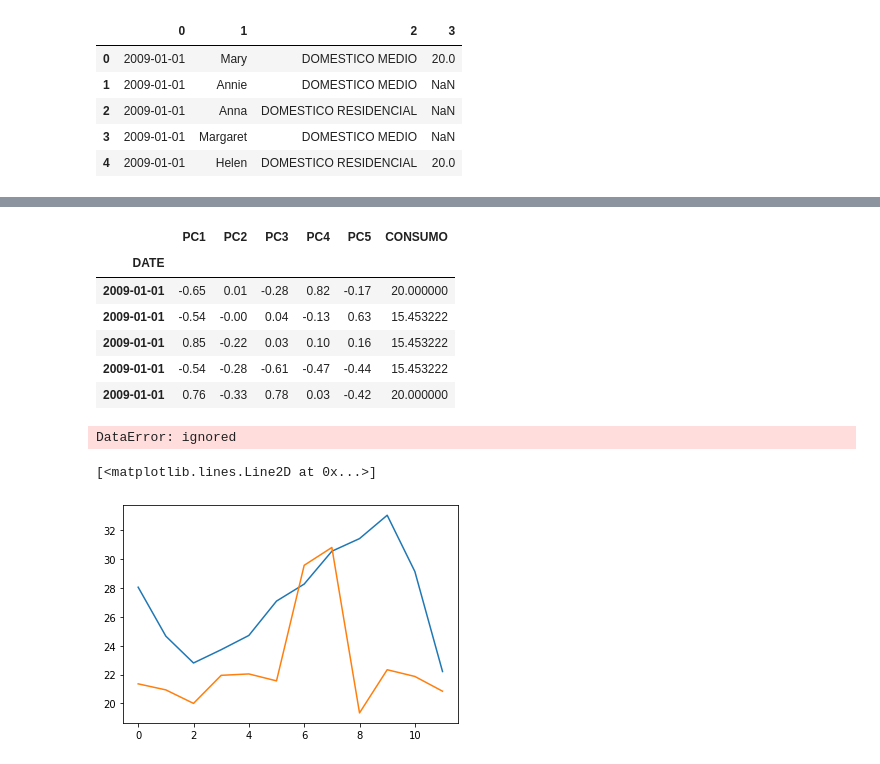
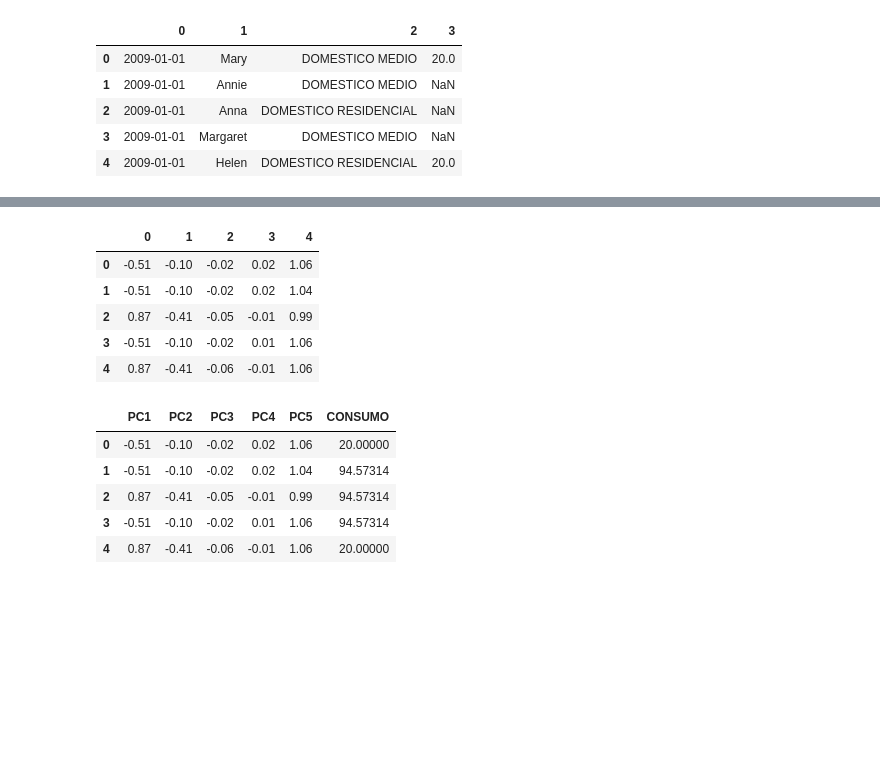
Before and after one commit to bchuchucaa/RNNConsumoDeAgua, a Jupyter notebook: RNNConsumoDeAgua.ipynb, the cells around one changed output, grey strips where cells are left out. Drawn from its saved outputs; the diff is of its cells as text; code cells hidden in the pictures; blank space fills up the shorter version.

```diff
--- a/RNNConsumoDeAgua.ipynb
+++ b/RNNConsumoDeAgua.ipynb
@@ -35,7 +37,7 @@ LIBRERIAS IMPORTADAS
 # %%
 #LOADING DATA
 df= read_csv('/content/AguaH.csv')
-df = df.iloc[0:50 , :]
+df = df.iloc[0:5000 , :]
 #AJUSTE DEL FORMATO DE LAS FECHAS
 lookup = {'ENE':'01','FEB':'02','MAR':'03','ABR':'04','MAY':'05','JUN':'06','JUL':'07','AGO':'08','SEP':'09','OCT':'10','NOV':'11','DIC':'12'}
 clist=[]
@@ -46,7 +48,24 @@ for col in df.columns[5:]:
 columns = ['LANDUSE_TYPE','USER','PIPE DIAM','VENDOR','JAN16']+clist
 df.columns=columns
 df = df.drop(columns=['LANDUSE_TYPE','PIPE DIAM','VENDOR','JAN16'])
+print("Dataframe shape ",df.shape)
+#ESTE CODIGO SIRVE UNICAMENTE PARA LA INTEGRACION DE LOS NOMBRES EN EL DATAFRAME
+col_list = ["Name"]
+names = pd.read_csv("/content/StateNames.csv", usecols=col_list)
+names = names.iloc[0:50 , :]
+#ELIMINAMOS LA COLUMNA DE LOS NOMBRE YA QUE SE BINARIZARON
+#df = df.iloc[: , 1:]
+print("Names shape ",names.shape)
+df.insert(loc=1, column='Names', value=names)
 
-#df=df.transpose()
-print("Dataframe shape ",df.shape)
+#AJUSTE DEL DATASET EN EL FORMATO SOLICITADO
+rows_list=[]
+dataComp = pd.DataFrame(columns=('DATE','NOMBRE','TIPO', 'CONSUMO'))
+for column in range(2,len(df.columns),1):
+  selection=df.iloc[:,column]
+  for row in range(len(selection)):
+    df2=[df.columns[column],df.iloc[row,1],df.iloc[row,0],selection.iloc[row]]
+    rows_list.append(df2)
+
+dataComp = pd.DataFrame(rows_list)
 # %% [output]
@@ -149,3 +124,6 @@ dataComp=dataComp.fillna(dataComp['CONSUMO'].mean())
 #CONVIRTIENDO EL INDICE DEL DATAFRAME EN TIPO DATETIME
 #dataComp.index = pd.to_datetime(dataComp.index)
 #type(dataComp.index)
+salida=dataComp["CONSUMO"]
+dataComp = dataComp.drop('CONSUMO',axis = 1)
+dataComp.head()
@@ -162,4 +137,0 @@ dataComp.head()
-# %%
-salida= dataComp.iloc[:,2]
-dataComp = dataComp.drop('CONSUMO',axis = 1)
-dataComp.head()
@@ -236,2 +187,0 @@ print(principalDf)
-# %%
-principalDf.index= salida.index
@@ -241,24 +188,21 @@ principalDf.insert(loc=5, column='CONSUMO', value=salida)
+# %%
+principalDf.head()
+# %% [output]
+|  | 0 | 1 | 2 | 3 | 4 |
+| 0 | -0.51 | -0.10 | -0.02 | 0.02 | 1.06 |
+| 1 | -0.51 | -0.10 | -0.02 | 0.02 | 1.04 |
+| 2 | 0.87 | -0.41 | -0.05 | -0.01 | 0.99 |
+| 3 | -0.51 | -0.10 | -0.02 | 0.01 | 1.06 |
+| 4 | 0.87 | -0.41 | -0.06 | -0.01 | 1.06 |
 # %%
+salida.index= principalDf.index
+principalDf.insert(loc=5, column='CONSUMO', value=salida)
 principalDf.rename(columns = {0:'PC1',1:'PC2',2:'PC3',3:'PC4',4:'PC5'}, inplace = True)
-
 principalDf.head()
 # %% [output]
 |  | PC1 | PC2 | PC3 | PC4 | PC5 | CONSUMO |
-| DATE |  |  |  |  |  |  |
-| 2009-01-01 | -0.65 | 0.01 | -0.28 | 0.82 | -0.17 | 20.000000 |
-| 2009-01-01 | -0.54 | -0.00 | 0.04 | -0.13 | 0.63 | 15.453222 |
-| 2009-01-01 | 0.85 | -0.22 | 0.03 | 0.10 | 0.16 | 15.453222 |
-| 2009-01-01 | -0.54 | -0.28 | -0.61 | -0.47 | -0.44 | 15.453222 |
-| 2009-01-01 | 0.76 | -0.33 | 0.78 | 0.03 | -0.42 | 20.000000 |
+| 0 | -0.51 | -0.10 | -0.02 | 0.02 | 1.06 | 20.00000 |
+| 1 | -0.51 | -0.10 | -0.02 | 0.02 | 1.04 | 94.57314 |
+| 2 | 0.87 | -0.41 | -0.05 | -0.01 | 0.99 | 94.57314 |
+| 3 | -0.51 | -0.10 | -0.02 | 0.01 | 1.06 | 94.57314 |
+| 4 | 0.87 | -0.41 | -0.06 | -0.01 | 1.06 | 20.00000 |
-# %%
-#PROMEDIO MENSUAL DE CONSUMO DE AGUA
-meses = dataComp.resample('M').mean()
-meses
-# %% [output]
-DataError: ignored
-# %%
-plt.plot(meses['2009'].values)
-plt.plot(meses['2010'].values)
-# %% [output]
-[<matplotlib.lines.Line2D at 0x...>]
-[figure, removed]
```
Also changed, not shown: parts of 53 cells of this notebook.
